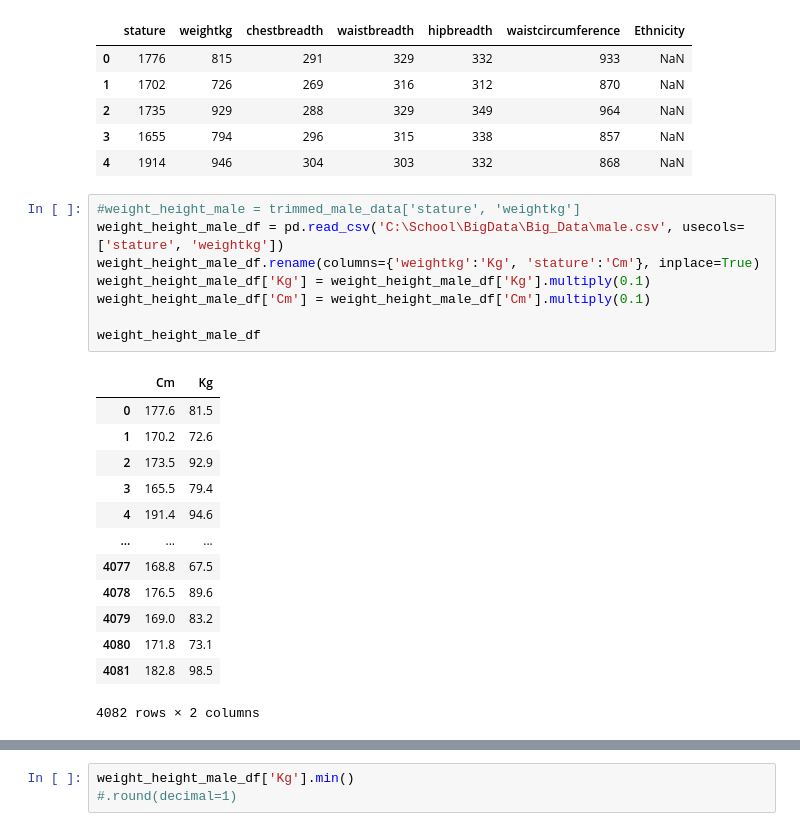
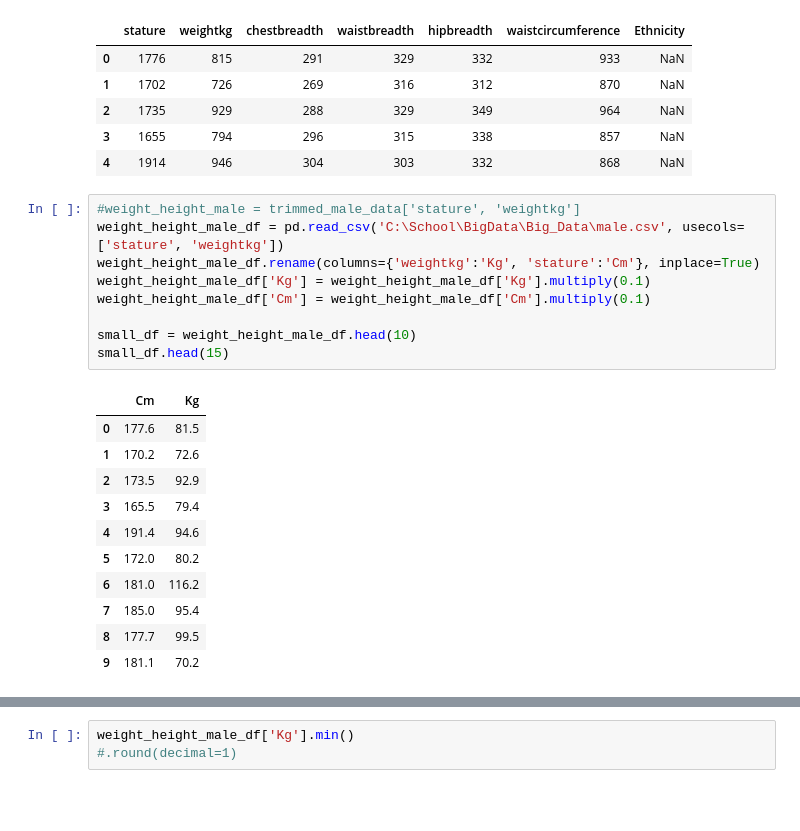
Before and after one commit to ViceSyndicate/Big_data, a Jupyter notebook: test_plots/test_plots.ipynb, the cells around one changed output, grey strips where cells are left out. Saved outputs shown, nothing was run; the diff lists cells and outputs as text; blank space fills up the shorter version.

```diff
--- a/test_plots/test_plots.ipynb
+++ b/test_plots/test_plots.ipynb
@@ -19,22 +21,21 @@ test_df.tail()
 # %%
 #weight_height_male = trimmed_male_data['stature', 'weightkg']
 weight_height_male_df = pd.read_csv('C:\School\BigData\Big_Data\male.csv', usecols=['stature', 'weightkg'])
 weight_height_male_df.rename(columns={'weightkg':'Kg', 'stature':'Cm'}, inplace=True)
 weight_height_male_df['Kg'] = weight_height_male_df['Kg'].multiply(0.1)
 weight_height_male_df['Cm'] = weight_height_male_df['Cm'].multiply(0.1)
 
-weight_height_male_df
+small_df = weight_height_male_df.head(10)
+small_df.head(15)
 # %% [output]
 |  | Cm | Kg |
 | 0 | 177.6 | 81.5 |
 | 1 | 170.2 | 72.6 |
 | 2 | 173.5 | 92.9 |
 | 3 | 165.5 | 79.4 |
 | 4 | 191.4 | 94.6 |
-| ... | ... | ... |
-| 4077 | 168.8 | 67.5 |
-| 4078 | 176.5 | 89.6 |
-| 4079 | 169.0 | 83.2 |
-| 4080 | 171.8 | 73.1 |
-| 4081 | 182.8 | 98.5 |
+| 5 | 172.0 | 80.2 |
+| 6 | 181.0 | 116.2 |
+| 7 | 185.0 | 95.4 |
+| 8 | 177.7 | 99.5 |
+| 9 | 181.1 | 70.2 |
-4082 rows × 2 columns
```
Also changed, not shown: parts of 17 cells of this notebook, 2 other files.
